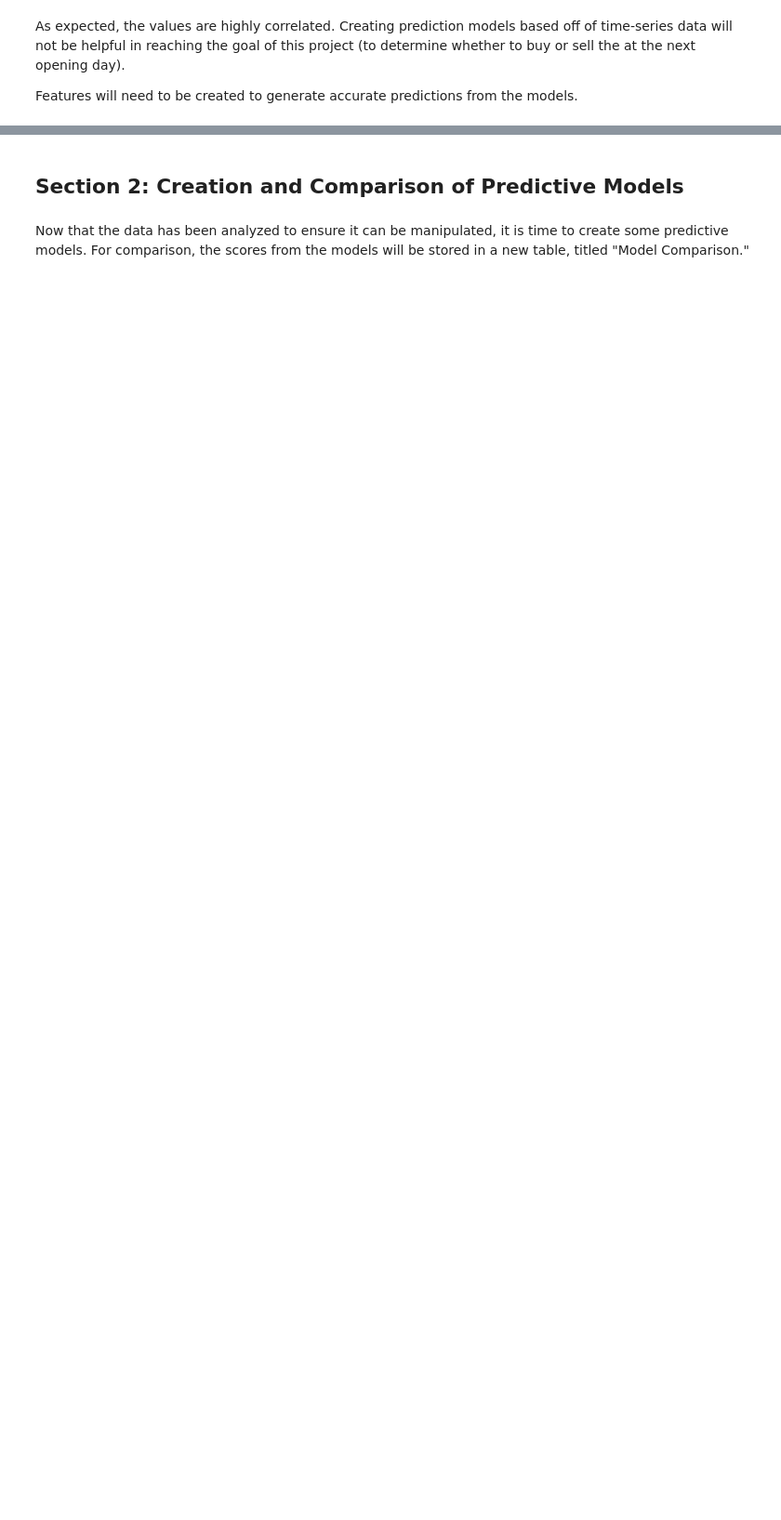
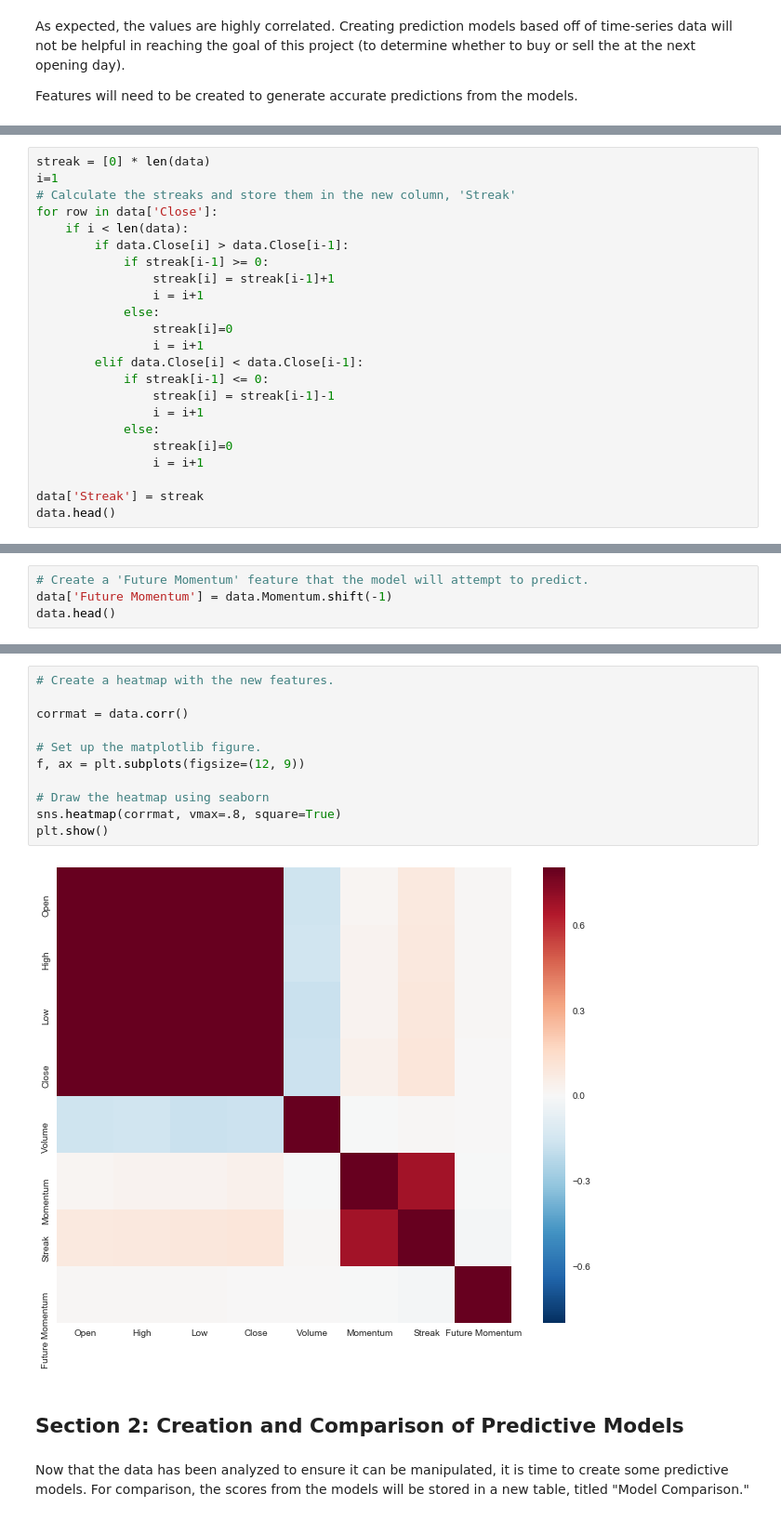
Before and after one commit to makennedy626/Thinkful_Unit_3, a Jupyter notebook: Unit 3 Capstone.ipynb, the cells around one changed output, grey strips where cells are left out. Shown at 93% size. Drawn from its saved outputs; the diff is of its cells as text; blank space fills up the shorter version.

```diff
--- a/Unit 3 Capstone.ipynb
+++ b/Unit 3 Capstone.ipynb
@@ -168,0 +166,23 @@ data.head()
+# %%
+streak = [0] * len(data)
+i=1
+# Calculate the streaks and store them in the new column, 'Streak'
+for row in data['Close']:
+    if i < len(data):
+        if data.Close[i] > data.Close[i-1]:
+            if streak[i-1] >= 0:
+                streak[i] = streak[i-1]+1
+                i = i+1
+            else:
+                streak[i]=0
+                i = i+1
+        elif data.Close[i] < data.Close[i-1]:
+            if streak[i-1] <= 0:
+                streak[i] = streak[i-1]-1
+                i = i+1
+            else:
+                streak[i]=0
+                i = i+1
+
+data['Streak'] = streak
+data.head()
@@ -168,0 +196,4 @@ data.head()
+# %%
+# Create a 'Future Momentum' feature that the model will attempt to predict.
+data['Future Momentum'] = data.Momentum.shift(-1)
+data.head()
@@ -169,3 +207,16 @@ data.head()
+# %%
+# Create a heatmap with the new features.
+
+corrmat = data.corr()
+
+# Set up the matplotlib figure.
+f, ax = plt.subplots(figsize=(12, 9))
+
+# Draw the heatmap using seaborn
+sns.heatmap(corrmat, vmax=.8, square=True)
+plt.show()
+# %% [output]
+[figure, added]
 # %% [markdown]
 ## Section 2: Creation and Comparison of Predictive Models
 # %% [markdown]
```
Also changed, not shown: parts of 18 cells of this notebook.
